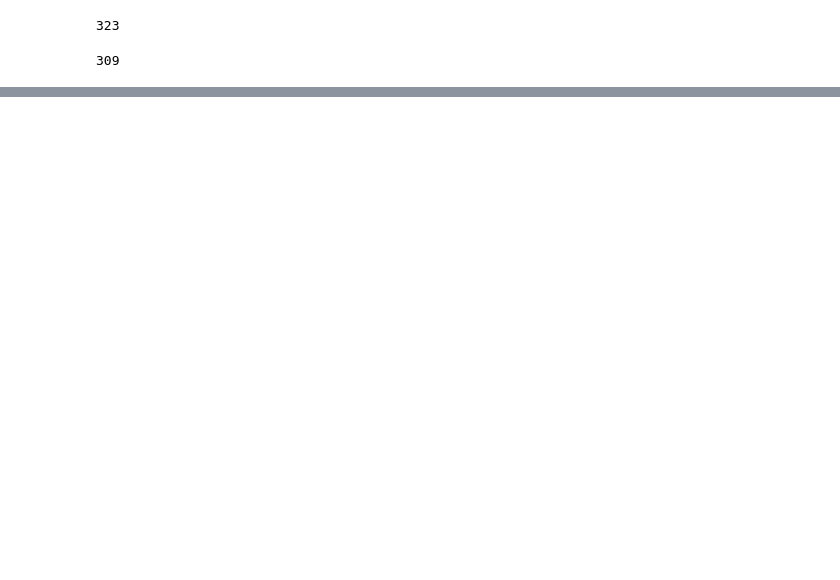
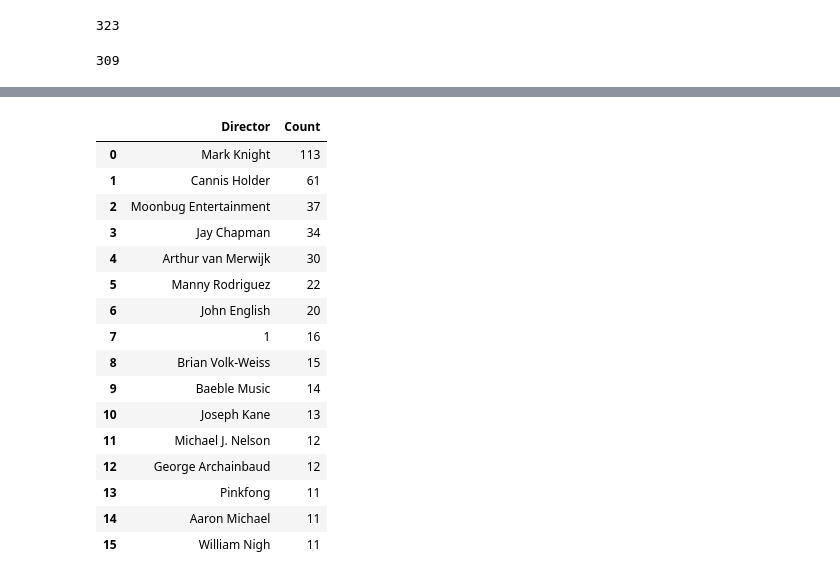
Before and after one commit to Tembspapi/Project-2_Amazon-Netflix, a Jupyter notebook: ETL-starter.ipynb, the cells around one changed output, grey strips where cells are left out. Cells and saved outputs as stored; diff of their text form; code cells hidden in the pictures; blank space fills up the shorter version.

```diff
--- a/ETL-starter.ipynb
+++ b/ETL-starter.ipynb
@@ -360,0 +524,29 @@ pd.read_sql_query("Select * from amazon", con = engine)
+# %%
+# Amazon directors
+
+a_directors = pd.DataFrame(amazon_data["director"].value_counts()).reset_index()
+a_directors = a_directors.rename(
+    columns = {
+        'index': 'Director',
+        'director': 'Count'
+    })
+a_directors = a_directors.loc[a_directors["Count"] > 10, :]
+a_directors
+# %% [output]
+|  | Director | Count |
+| 0 | Mark Knight | 113 |
+| 1 | Cannis Holder | 61 |
+| 2 | Moonbug Entertainment | 37 |
+| 3 | Jay Chapman | 34 |
+| 4 | Arthur van Merwijk | 30 |
+| 5 | Manny Rodriguez | 22 |
+| 6 | John English | 20 |
+| 7 | 1 | 16 |
+| 8 | Brian Volk-Weiss | 15 |
+| 9 | Baeble Music | 14 |
+| 10 | Joseph Kane | 13 |
+| 11 | Michael J. Nelson | 12 |
+| 12 | George Archainbaud | 12 |
+| 13 | Pinkfong | 11 |
+| 14 | Aaron Michael | 11 |
+| 15 | William Nigh | 11 |
```
Also changed, not shown: parts of 23 cells of this notebook, 4 other files.
